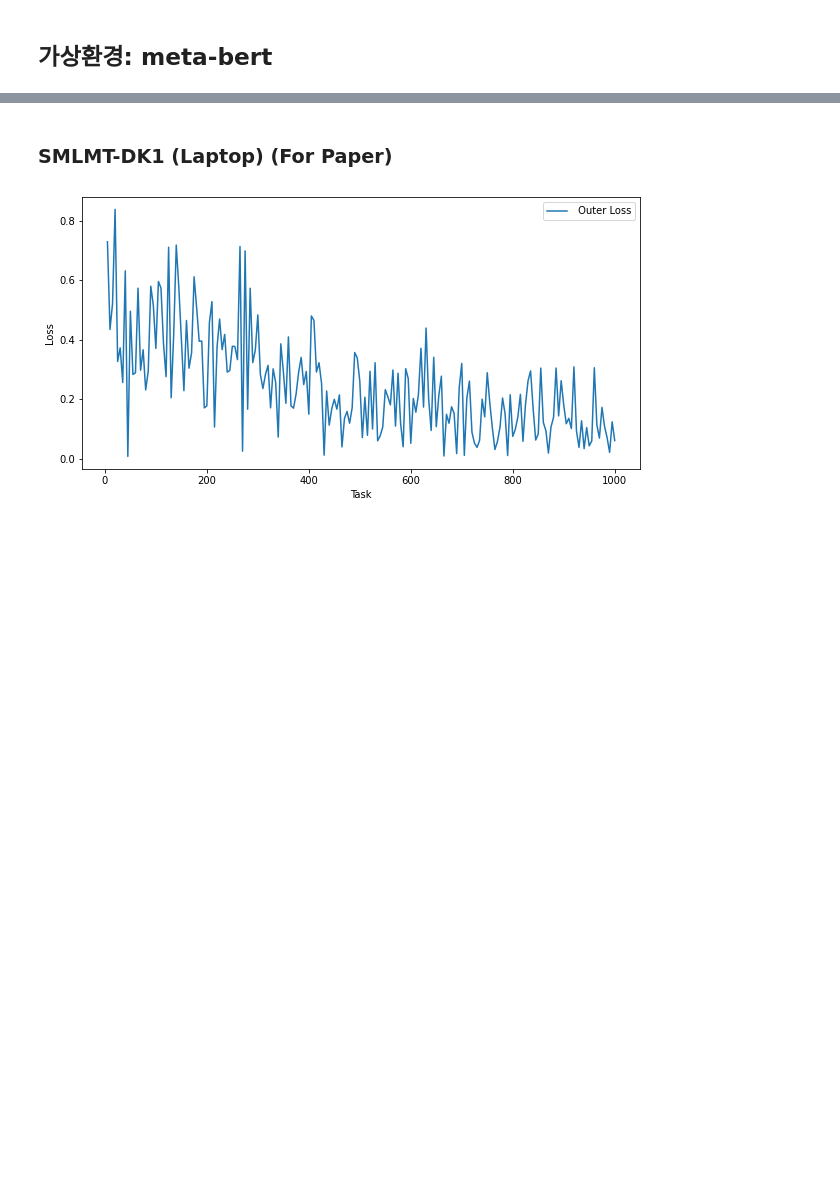
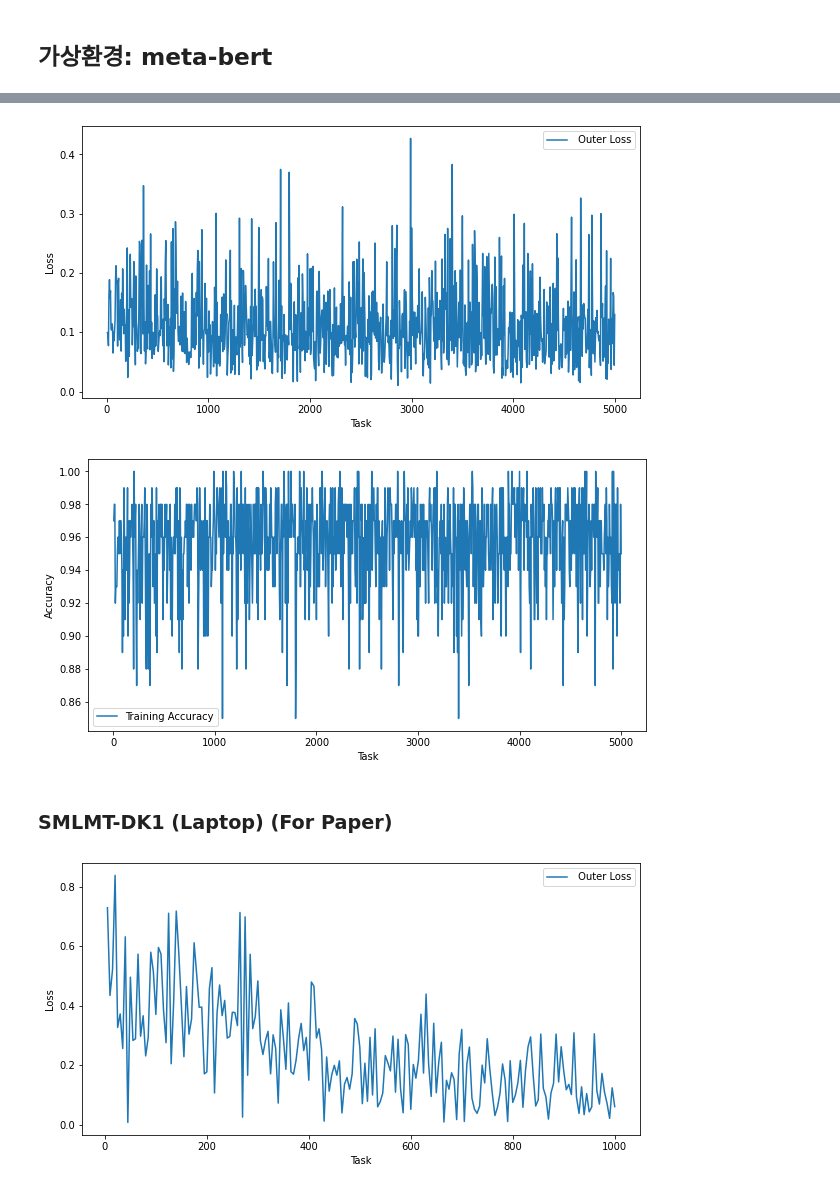
Before and after one commit to hjkim811/SMLMT-PyTorch, a Jupyter notebook: plot_results.ipynb, the cells around one changed output, grey strips where cells are left out. Drawn from its saved outputs; the diff is of its cells as text; code cells hidden in the pictures; blank space fills up the shorter version.

```diff
--- a/plot_results.ipynb
+++ b/plot_results.ipynb
@@ -33,3 +51,9 @@ plot_acc(train_acc, test_acc)
+# %%
+plot_loss(train_outer_loss)
+plot_acc(train_acc, test_acc)
+# %% [output]
+[figure, added]
+[figure, added]
 # %% [markdown]
 ### SMLMT-DK1 (Laptop) (For Paper)
 # %%
```
Also changed, not shown: parts of 12 cells of this notebook.
